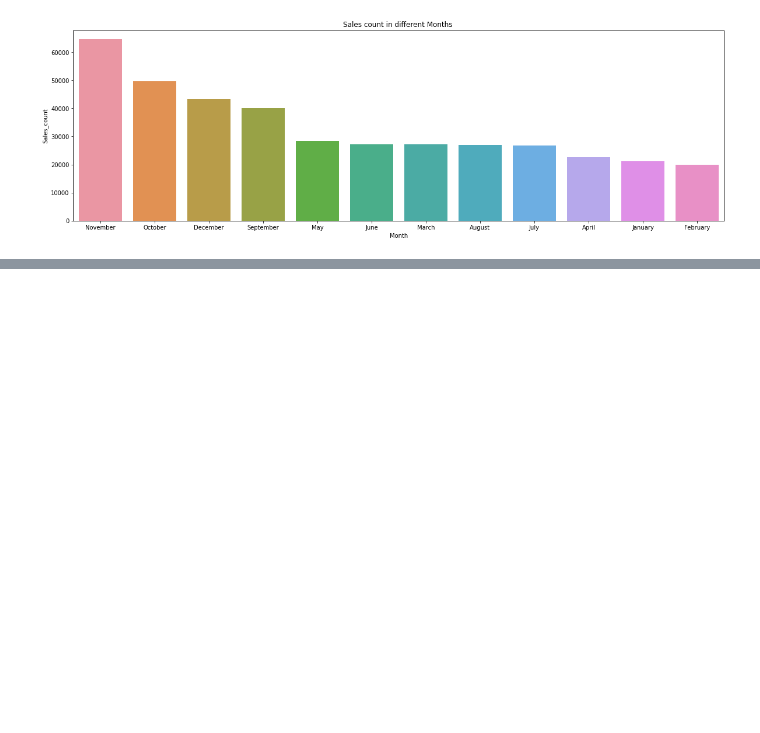
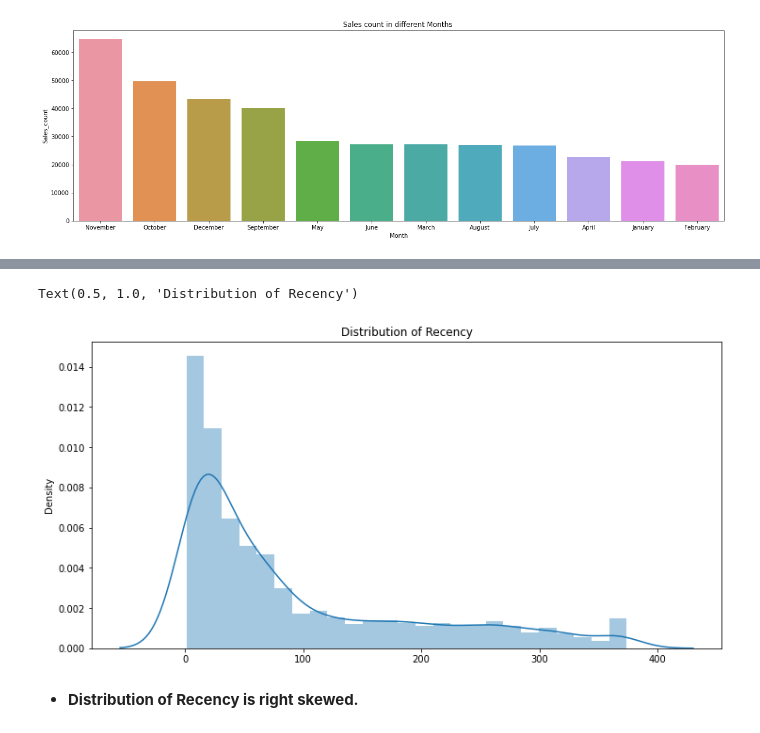
Before and after one commit to nehal35/-Online-Retail-Customer-Segmentation---Capstone-Project, a Jupyter notebook: Online_Retail_Customer_Segmentation_Capstone_Project.ipynb, the cells around one changed output, grey strips where cells are left out. Drawn from its saved outputs; the diff is of its cells as text; code cells hidden in the pictures; blank space fills up the shorter version.

```diff
--- a/Online_Retail_Customer_Segmentation_Capstone_Project.ipynb
+++ b/Online_Retail_Customer_Segmentation_Capstone_Project.ipynb
@@ -411,0 +538,20 @@ Text(0.5, 1.0, 'Sales count in different Months ')
+# %%
+#Recency = Latest Date - Last Inovice Data, Frequency = count of invoice no. of transaction(s), Monetary = Sum of Total
+#Amount for each customer
+import datetime as dt
+
+# Adding 1 day to the Last Invoice date to set as Latest date for reference
+Latest_Date = retail_df["InvoiceDate"].max() + pd.DateOffset(days=1)
+
+#Create RFM Modelling scores for each customer
+rfm_dataframe = retail_df.groupby('CustomerID').agg({'InvoiceDate': lambda x: (Latest_Date - x.max()).days, 'InvoiceNo': lambda x: len(x), 'TotalAmount': lambda x: x.sum()})
+
+#Convert Invoice Date into type int
+rfm_dataframe['InvoiceDate'] = rfm_dataframe['InvoiceDate'].astype(int)
+
+#Rename column names to Recency, Frequency and Monetary
+rfm_dataframe.rename(columns={'InvoiceDate': 'Recency',
+                         'InvoiceNo': 'Frequency',
+                         'TotalAmount': 'Monetary'}, inplace=True)
+
+rfm_dataframe.reset_index().head()
@@ -411,0 +584,9 @@ Text(0.5, 1.0, 'Sales count in different Months ')
+# %%
+plt.figure(figsize=(12,6))
+sns.distplot(x=rfm_dataframe['Recency'])
+plt.title('Distribution of Recency')
+# %% [output]
+Text(0.5, 1.0, 'Distribution of Recency')
+[figure, added]
+# %% [markdown]
+* **Distribution of Recency is right skewed.**
```
Also changed, not shown: parts of 51 cells of this notebook.
